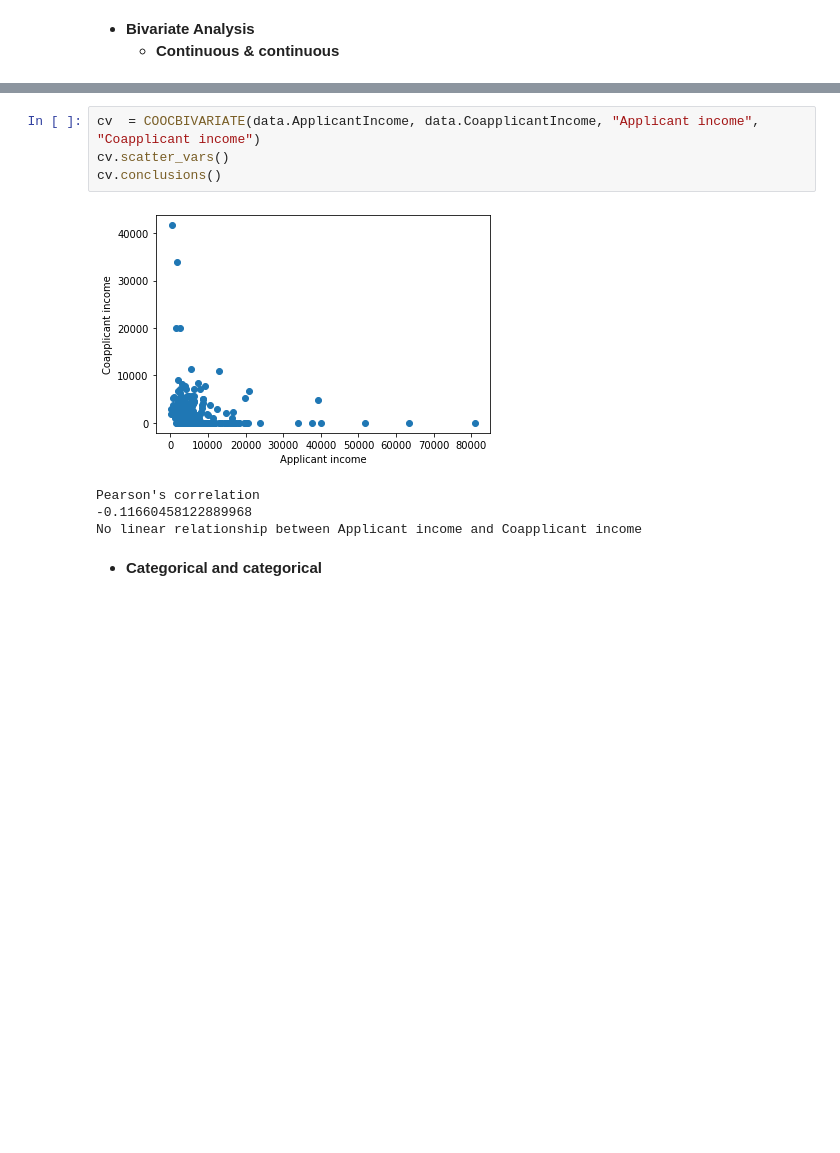
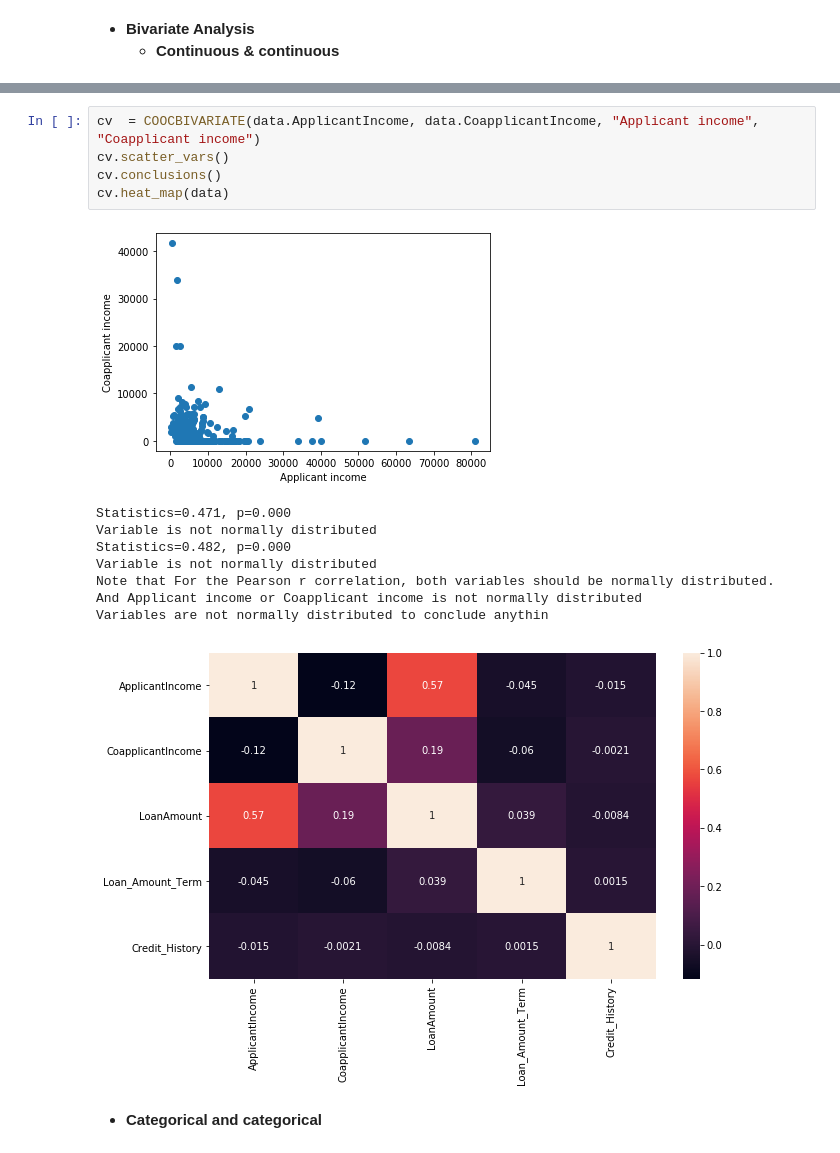
Before and after one commit to NabilBis/Loan-Prediction, a Jupyter notebook: Loan Prediction.ipynb, the cells around one changed output, grey strips where cells are left out. Drawn from its saved outputs; the diff is of its cells as text; blank space fills up the shorter version.

```diff
--- a/Loan Prediction.ipynb
+++ b/Loan Prediction.ipynb
@@ -206,12 +238,18 @@ class COOCBIVARIATE:
 # %%
 cv  = COOCBIVARIATE(data.ApplicantIncome, data.CoapplicantIncome, "Applicant income", "Coapplicant income")
 cv.scatter_vars()
 cv.conclusions()
+cv.heat_map(data)
 # %% [output]
 [figure]
-Pearson's correlation
--0.11660458122889968
-No linear relationship between Applicant income and Coapplicant income
+Statistics=0.471, p=0.000
+Variable is not normally distributed
+Statistics=0.482, p=0.000
+Variable is not normally distributed
+Note that For the Pearson r correlation, both variables should be normally distributed.
+And Applicant income or Coapplicant income is not normally distributed
+Variables are not normally distributed to conclude anythin
+[figure, added]
 # %% [markdown]
    - **Categorical and categorical**
 # %%
```
Also changed, not shown: parts of 16 cells of this notebook.
